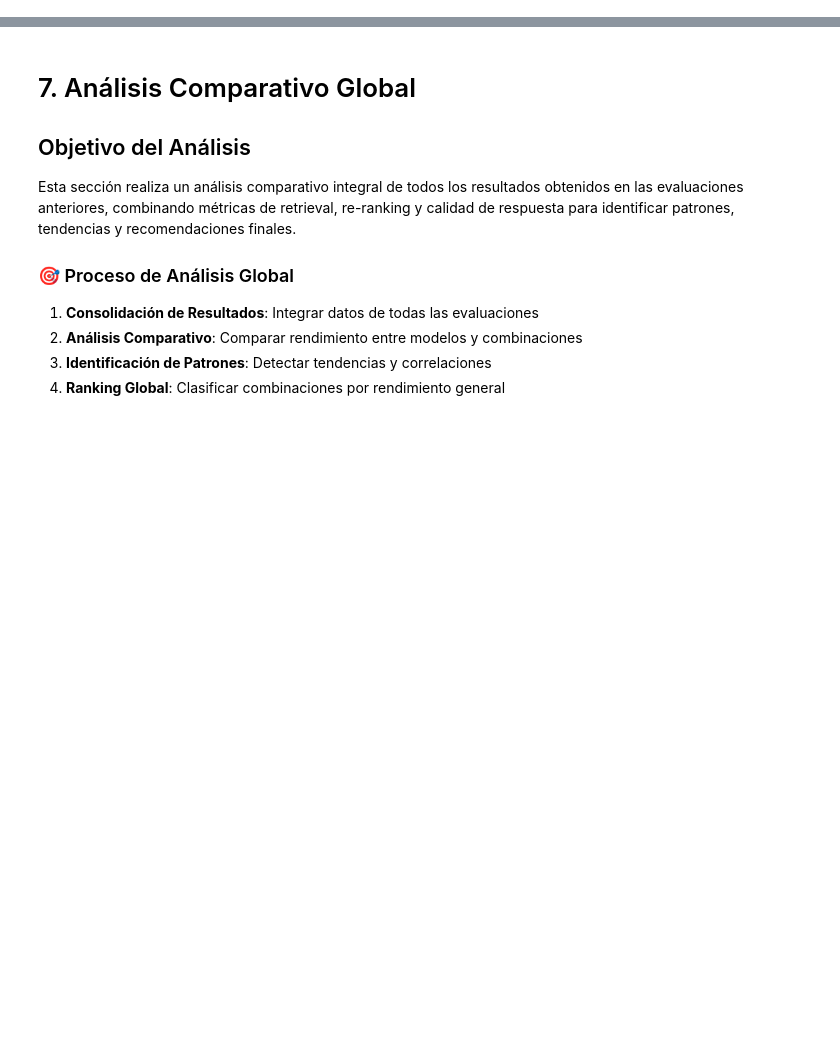
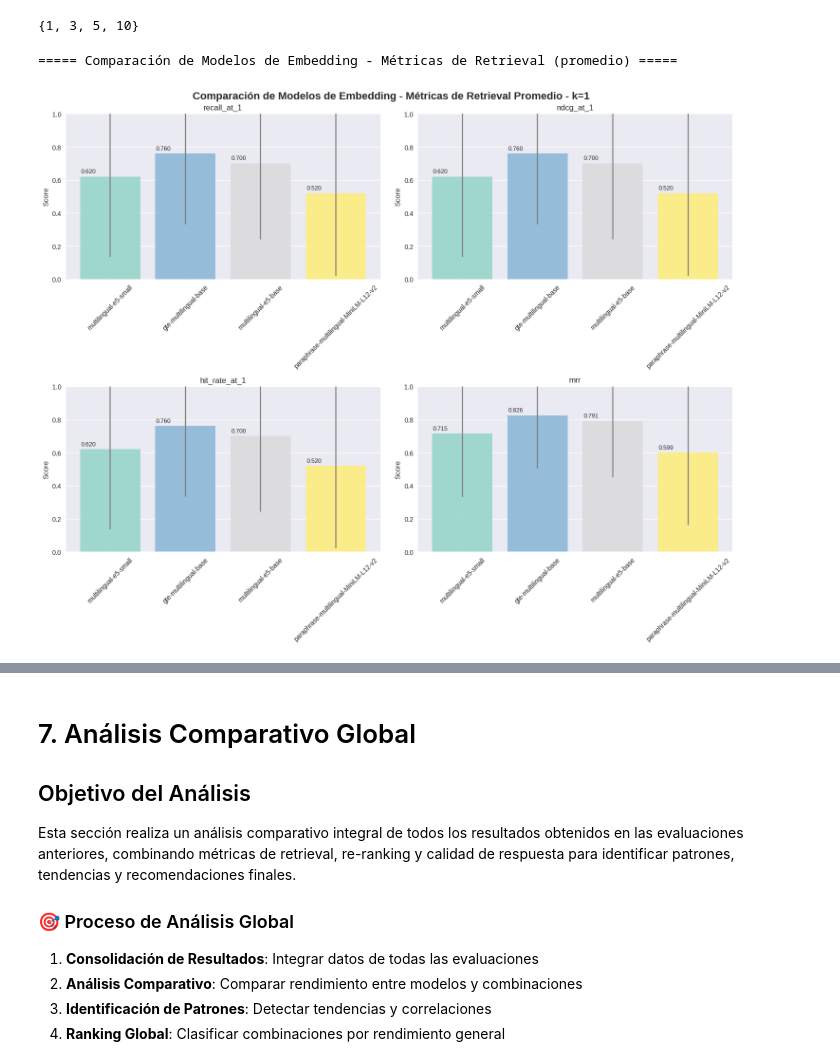
Before and after one commit to jesusoviedo/lus-laboris-py, a Jupyter notebook: notebooks/03_rag_pipeline_evaluation.ipynb, the cells around one changed output, grey strips where cells are left out. Cells and saved outputs as stored; diff of their text form; code cells hidden in the pictures; blank space fills up the shorter version.

```diff
--- a/notebooks/03_rag_pipeline_evaluation.ipynb
+++ b/notebooks/03_rag_pipeline_evaluation.ipynb
@@ -3453,0 +1209,2 @@ else:
+# %%
+initialized_services = initialize_all()
@@ -3453,0 +1558,7 @@ else:
+# %%
+# Se puede mostrar el detalle por pregunta agregando show_per_query=True como ultimo argumento del metodo
+all_results = evaluate_all_retrievers(df_ground_truth,
+                                      initialized_services['qdrant'],
+                                      initialized_services['embedding_models'],
+                                      initialized_services['evaluation_metrics']['retrieval_metrics']
+                                     )
@@ -3453,0 +1583,26 @@ else:
+# %%
+# Convertir el resultado en DataFrame
+all_rows = []
+
+for model_key, model_data in all_results.items():
+    model_name = model_data['model_name']
+    for query_metrics in model_data['query_results']:
+        # Agregar el nombre del modelo a cada diccionario de métricas
+        row = query_metrics.copy()
+        row['model_name'] = model_name
+        all_rows.append(row)
+
+# Crear DataFrame
+df_retriever_eval = pd.DataFrame(all_rows)
+
+basic_cols = [
+    'model_name', 'query_id', 'query', 'expected_articles',
+    'total_expected', 'retrieved_arts_num', 'total_retrieved'
+]
+
+metric_cols = [col for col in df_retriever_eval.columns if col not in basic_cols]
+
+df_retriever_eval = df_retriever_eval[basic_cols + metric_cols]
+
+# Mostrar primeras filas
+df_retriever_eval.head(5)
@@ -3453,0 +1616,4 @@ else:
+# %%
+{k for v in RETRIEVAL_METRICS.values() if isinstance(v, list) for k in v}
+# %% [output]
+{1, 3, 5, 10}
@@ -3453,0 +1692,8 @@ else:
+# %%
+print("\n===== Comparación de Modelos de Embedding - Métricas de Retrieval (promedio) =====\n")
+# %% [output]
+===== Comparación de Modelos de Embedding - Métricas de Retrieval (promedio) =====
+# %%
+visualize_retrieval_results(all_results, k=1)
+# %% [output]
+[figure, added]
```
Also changed, not shown: parts of 154 cells of this notebook.
